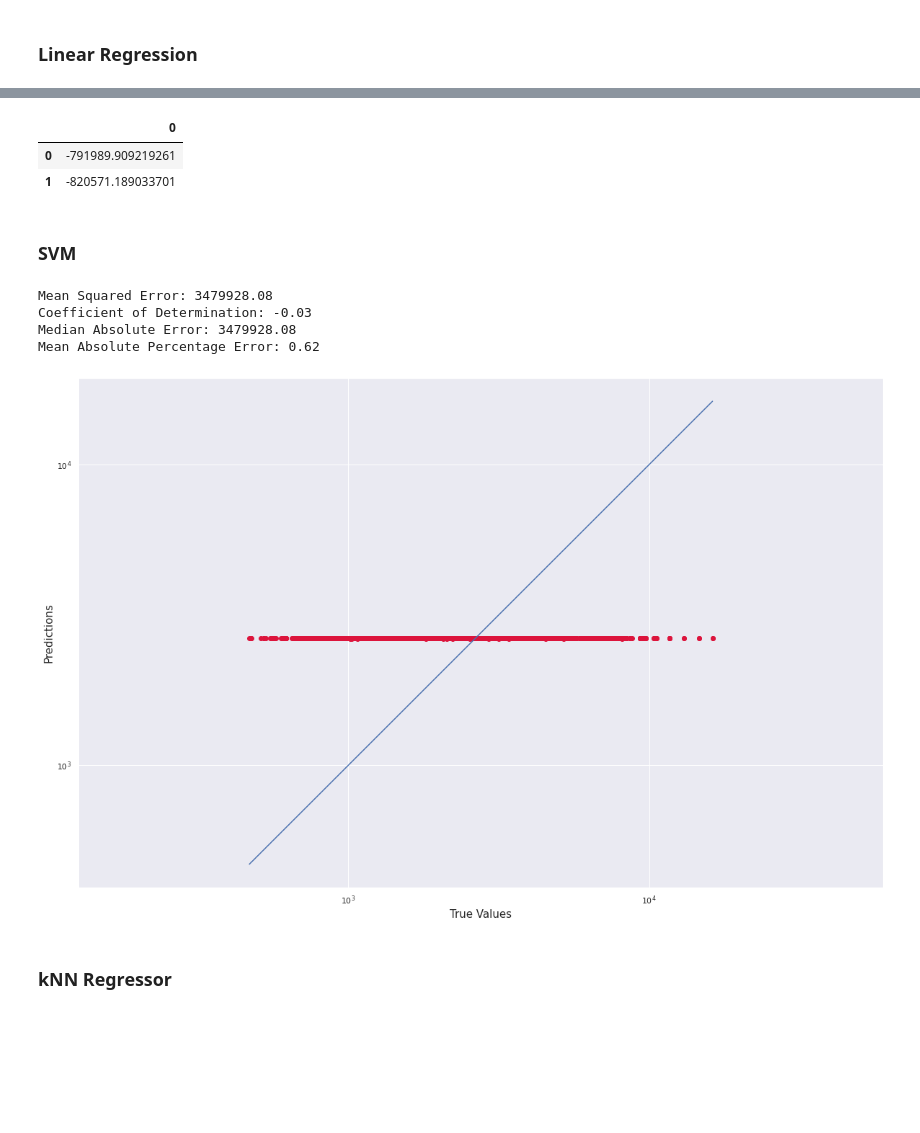
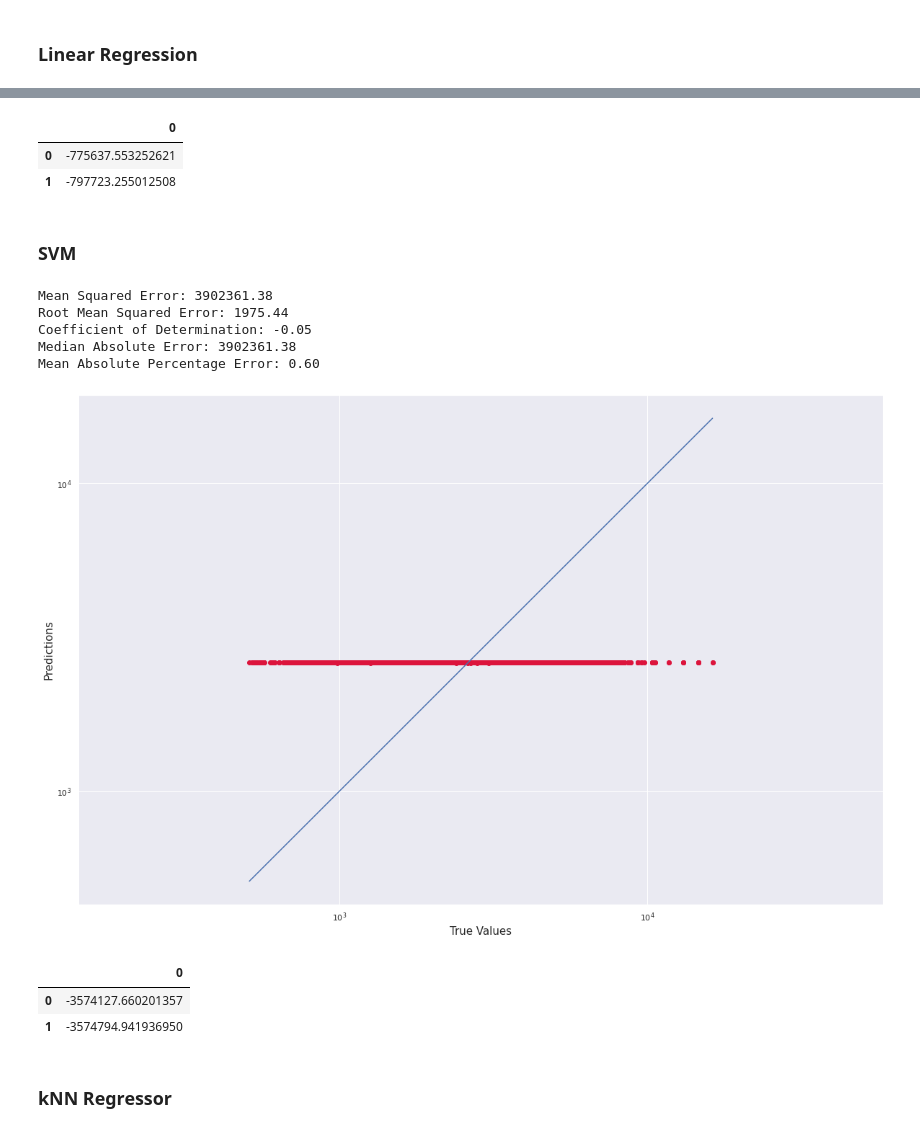
Before and after one commit to amidstdebug/DAAA-Y2-S1, a Jupyter notebook: AIML/CA1/Part B/Part B.ipynb, the cells around one changed output, grey strips where cells are left out. Drawn from its saved outputs; the diff is of its cells as text; code cells hidden in the pictures; blank space fills up the shorter version.

```diff
--- a/AIML/CA1/Part B/Part B.ipynb
+++ b/AIML/CA1/Part B/Part B.ipynb
@@ -30,7 +30,7 @@ We want to build a machine learning model to predict the computer
 price based on their configuration.
 <br>
 # %%
-df = pd.read_csv('pc_data (regression).csv')
+df = pd.read_csv('../input/pc-price/pc_data (regression).csv')
 cpu = df['CPU']
 gpu = df['GPU']
 display(df.head())
@@ -1354,46 +1447,62 @@ pd.set_option('display.float_format', lambda x: '%.9f' % x)
 display(score)
 # %% [output]
 |  | 0 |
-| 0 | -791989.909219261 |
-| 1 | -820571.189033701 |
+| 0 | -775637.553252621 |
+| 1 | -797723.255012508 |
 # %% [markdown]
 ### SVM
 # %%
 from sklearn.svm import SVR
 regr = SVR()
 
 regr.fit(X_train, y_train)
 regr.score(X_test, y_test)
 y_pred = regr.predict(X_test)
+scores = cross_validate(regr, X_train, y_train, cv=KFold(5),scoring=('r2', 'neg_mean_squared_error'),return_train_score=True)
 
 # The mean squared error
 print("Mean Squared Error: %.2f" % mean_squared_error(y_test, y_pred))
+
+
+# The root mean squared error
+print("Root Mean Squared Error: %.2f" % sqrt(mean_squared_error(y_test, y_pred)))
+
 
 # The coefficient of determination: 1 is perfect prediction
 print("Coefficient of Determination: %.2f" % r2_score(y_test, y_pred))
 
 # The median squared error
 print("Median Absolute Error: %.2f" % mean_squared_error(y_test, y_pred))
 
 # The median squared error
 print("Mean Absolute Percentage Error: %.2f" % mean_absolute_percentage_error(y_test, y_pred))
 
 plt.scatter(y_test, y_pred, c='crimson')
 plt.yscale('log')
 plt.xscale('log')
 p1 = max(max(y_test), max(y_pred))
 p2 = min(min(y_test), min(y_pred))
 plt.plot([p1, p2], [p1, p2], 'b-')
 plt.xlabel('True Values', fontsize=15)
 plt.ylabel('Predictions', fontsize=15)
 plt.axis('equal')
 plt.show()
 # %% [output]
-Mean Squared Error: 3479928.08
-Coefficient of Determination: -0.03
-Median Absolute Error: 3479928.08
-Mean Absolute Percentage Error: 0.62
+Mean Squared Error: 3902361.38
+Root Mean Squared Error: 1975.44
+Coefficient of Determination: -0.05
+Median Absolute Error: 3902361.38
+Mean Absolute Percentage Error: 0.60
-[figure, old version]
+[figure, new version]
+# %%
+score = pd.DataFrame({scores['test_neg_mean_squared_error'].mean(),scores['train_neg_mean_squared_error'].mean()})
+pd.set_option('display.float_format', lambda x: '%.9f' % x)
+
+display(score)
+# %% [output]
+|  | 0 |
+| 0 | -3574127.660201357 |
+| 1 | -3574794.941936950 |
 # %% [markdown]
 ### kNN Regressor
 # %%
```
Also changed, not shown: parts of 41 cells of this notebook.
